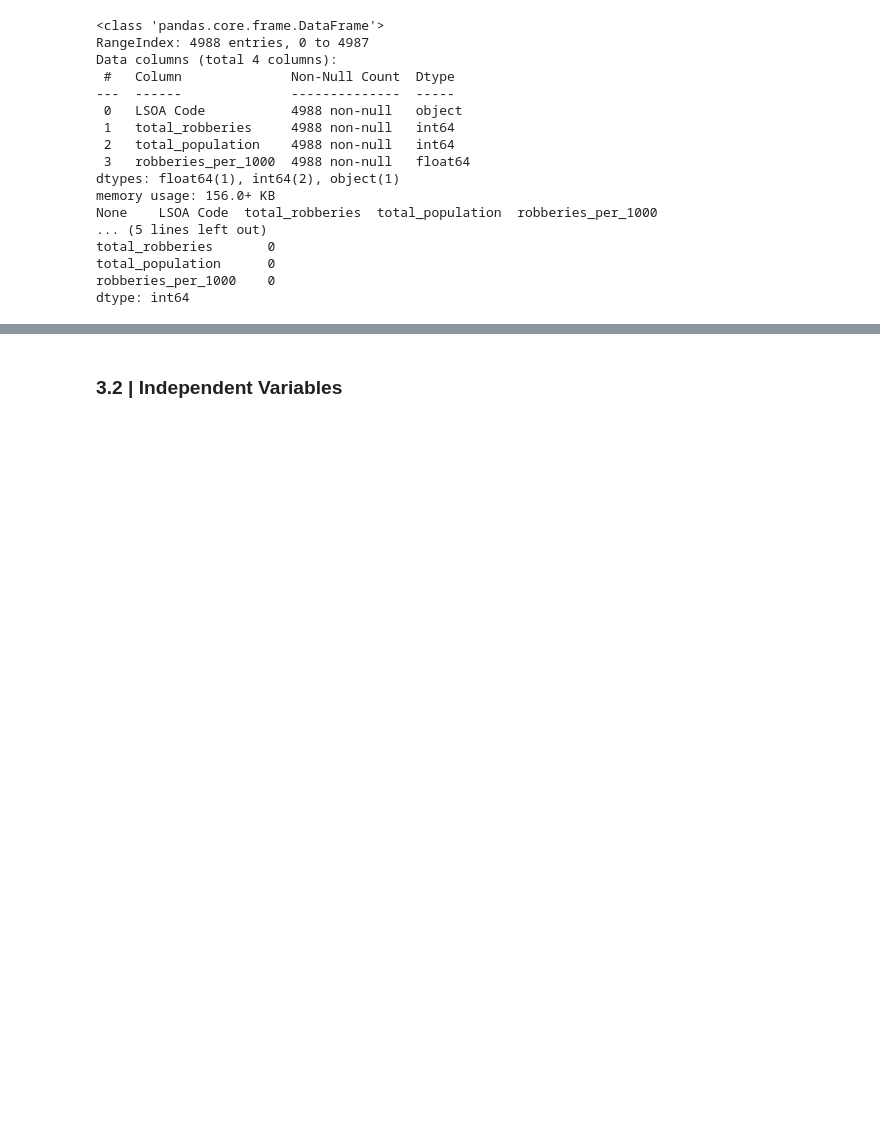
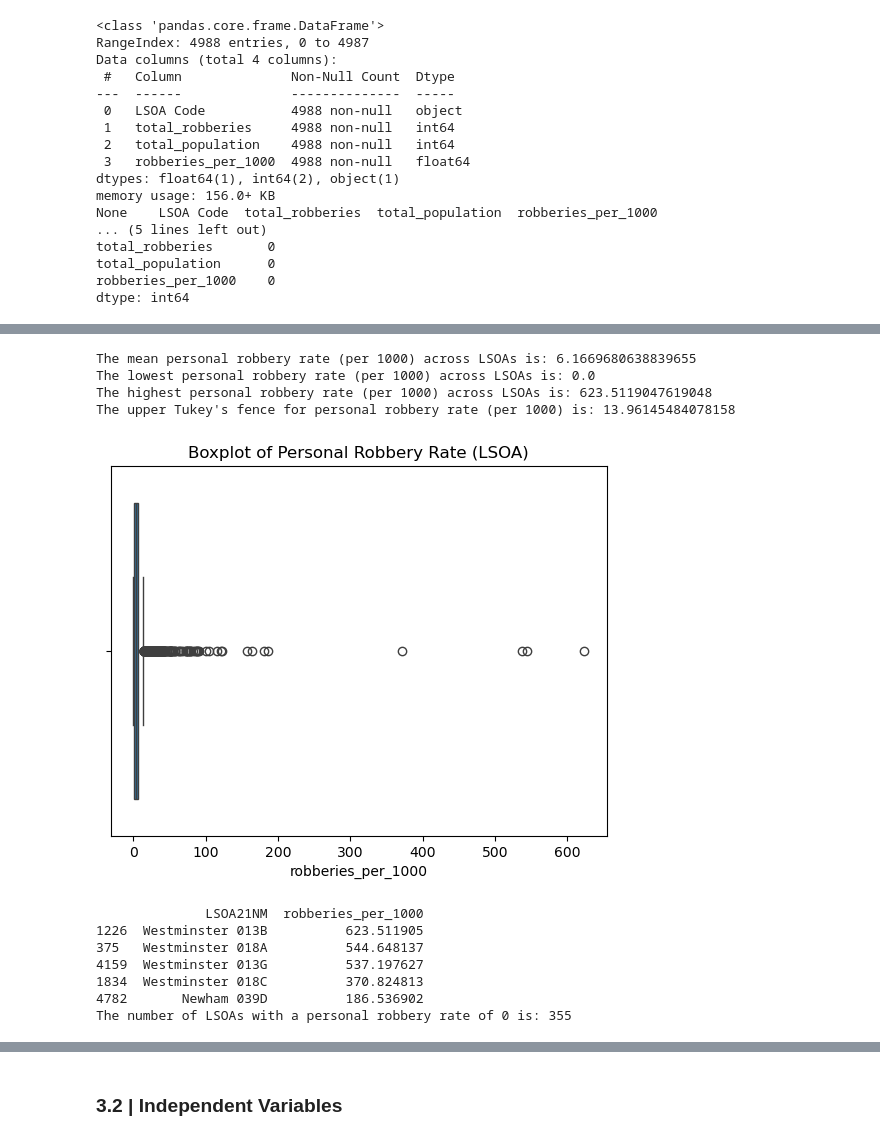
Before and after one commit to hanxiang270/CASA0006, a Jupyter notebook: CASA0006_Part1.ipynb, the cells around one changed output, grey strips where cells are left out. Drawn from its saved outputs; the diff is of its cells as text; code cells hidden in the pictures; blank space fills up the shorter version.

```diff
--- a/CASA0006_Part1.ipynb
+++ b/CASA0006_Part1.ipynb
@@ -208,0 +308,43 @@ dtype: int64
+# %%
+# This cell produces the descriptive statistics for the personal robbery rate
+
+# (1) Range
+mean_rate = london_robbery['robberies_per_1000'].mean()
+min_rate = london_robbery['robberies_per_1000'].min()
+max_rate = london_robbery['robberies_per_1000'].max()
+print(f"The mean personal robbery rate (per 1000) across LSOAs is: {mean_rate}")
+print(f"The lowest personal robbery rate (per 1000) across LSOAs is: {min_rate}")
+print(f"The highest personal robbery rate (per 1000) across LSOAs is: {max_rate}")
+
+# (2) Upper Tukey's Fence (for determining the color bins and range in the following visualization
+Q1_rob = london_robbery['robberies_per_1000'].quantile(0.25)
+Q3_rob = london_robbery['robberies_per_1000'].quantile(0.75)
+IQR_rob = Q3_rob - Q1_rob
+upper_tukey_fence_rob = Q3_rob + 1.5 * IQR_rob
+print(f"The upper Tukey's fence for personal robbery rate (per 1000) is: {upper_tukey_fence_rob}")
+
+# (3) Box Plot
+sns.boxplot(x=london_robbery['robberies_per_1000'])
+plt.title('Boxplot of Personal Robbery Rate (LSOA)')
+plt.show()
+
+# (4) Top 5 LSOAs
+top5_robbery = london_robbery.sort_values(by='robberies_per_1000', ascending=False).head(5)
+print(top5_robbery[['LSOA21NM', 'robberies_per_1000']])
+
+# (5) LSOAs with 0 personal robbery rate
+zero_robberies_count = (london_robbery['robberies_per_1000'] == 0).sum()
+print(f"The number of LSOAs with a personal robbery rate of 0 is: {zero_robberies_count}")
+# %% [output]
+The mean personal robbery rate (per 1000) across LSOAs is: 6.1669680638839655
+The lowest personal robbery rate (per 1000) across LSOAs is: 0.0
+The highest personal robbery rate (per 1000) across LSOAs is: 623.5119047619048
+The upper Tukey's fence for personal robbery rate (per 1000) is: 13.96145484078158
+[figure, added]
+              LSOA21NM  robberies_per_1000
+1226  Westminster 013B          623.511905
+375   Westminster 018A          544.648137
+4159  Westminster 013G          537.197627
+1834  Westminster 018C          370.824813
+4782       Newham 039D          186.536902
+The number of LSOAs with a personal robbery rate of 0 is: 355
```
Also changed, not shown: parts of 49 cells of this notebook, 3 other files.
